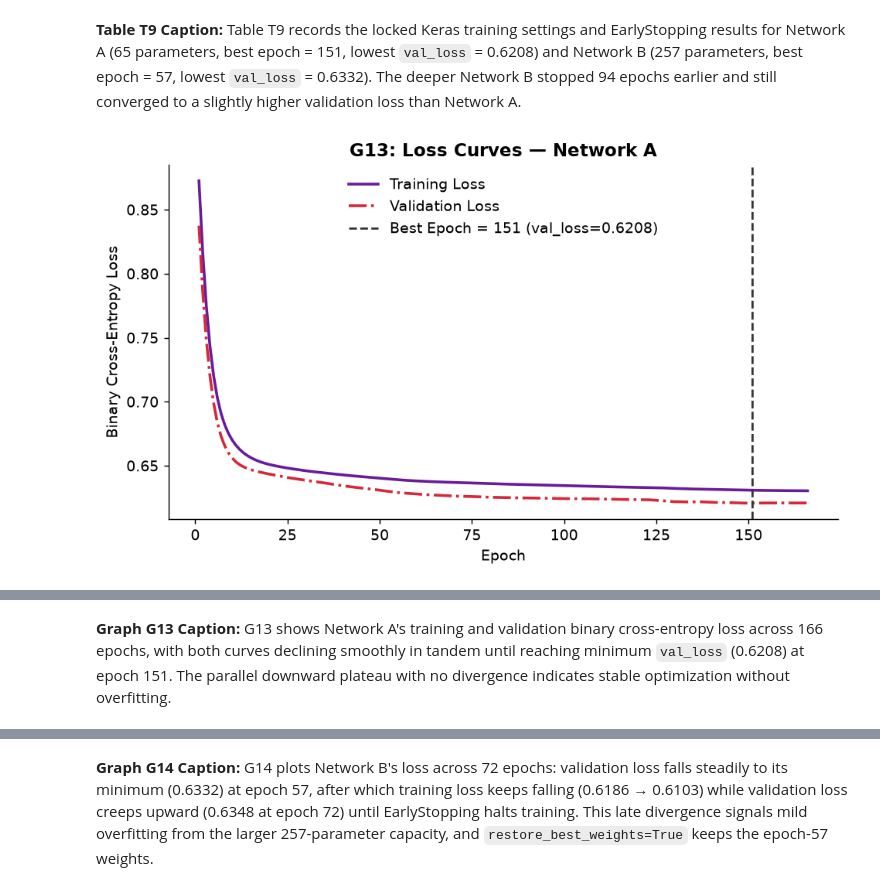
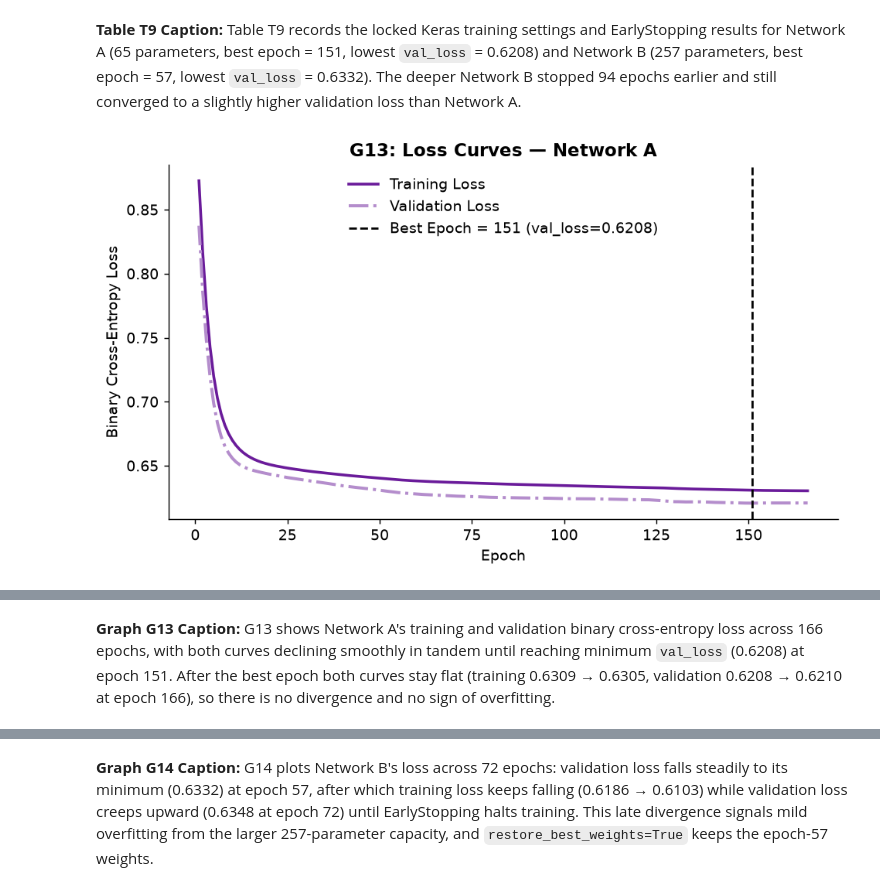
Before and after one commit to Jaweria-Abdul-Hameed/AI-03, a Jupyter notebook: my_project/superhero_project.ipynb, the cells around one changed output, grey strips where cells are left out. Drawn from its saved outputs; the diff is of its cells as text; code cells hidden in the pictures.

```diff
--- a/my_project/superhero_project.ipynb
+++ b/my_project/superhero_project.ipynb
@@ -70,6 +76,15 @@ COLORS = {
     "Network B": "#00838F",
 }
 TAB10 = plt.get_cmap("tab10").colors
+# Neutral ink for lines that are not a class, a model or a cluster (keeps the fixed hex colours unambiguous)
+NEUTRAL_LINE = "#37474F"
+MARKER_LINE = "#000000"
+
+def tint(hex_color, amount=0.5):
+    """Lighter tint of a fixed colour (mixed with white) for a secondary line of the same model."""
+    from matplotlib.colors import to_rgb, to_hex
+    r, g, b = to_rgb(hex_color)
+    return to_hex((r + (1 - r) * amount, g + (1 - g) * amount, b + (1 - b) * amount))
 
 FIG_DIR = Path("figures")
 FIG_DIR.mkdir(parents=True, exist_ok=True)
@@ -1041,19 +1065,22 @@ WARNING:tensorflow:TensorFlow GPU support is not available on native Windows for
 # %%
 def plot_loss_curve(hist, best_ep, color, title, filename):
     epochs = np.arange(1, len(hist["loss"]) + 1)
     fig, ax = plt.subplots(figsize=(7.6, 4.5))
     ax.plot(epochs, hist["loss"], label="Training Loss", color=color, linewidth=2.0)
-    ax.plot(epochs, hist["val_loss"], label="Validation Loss", color="#D62839", linestyle="-.", linewidth=2.0)
-    ax.axvline(best_ep, color="#333333", linestyle="--", linewidth=1.5,
+    ax.plot(epochs, hist["val_loss"], label="Validation Loss", color=tint(color, 0.5), linestyle="-.", linewidth=2.2)
+    ax.axvline(best_ep, color=MARKER_LINE, linestyle="--", linewidth=1.5,
                label=f"Best Epoch = {best_ep} (val_loss={hist['val_loss'][best_ep-1]:.4f})")
     ax.set_title(title)
     ax.set_xlabel("Epoch")
     ax.set_ylabel("Binary Cross-Entropy Loss")
     ax.legend(frameon=False)
     plt.tight_layout()
     plt.savefig(FIG_DIR / filename, bbox_inches="tight")
     plt.show()
+    last = len(hist["loss"])
+    print(f"{title.split(':')[0]} — best epoch {best_ep}: train loss {hist['loss'][best_ep-1]:.4f}, val loss {hist['val_loss'][best_ep-1]:.4f} | "
+          f"last epoch {last}: train loss {hist['loss'][-1]:.4f}, val loss {hist['val_loss'][-1]:.4f}")
 
 plot_loss_curve(hist_A, best_ep_A, COLORS["Network A"], "G13: Loss Curves — Network A", "G13.png")
 # %% [output]
-[figure, old version]
+[figure, new version]
@@ -1060,5 +1088,5 @@ plot_loss_curve(hist_A, best_ep_A, COLORS["Network A"], "G13: Loss Curves — Ne
 # %% [markdown]
-**Graph G13 Caption:** G13 shows Network A's training and validation binary cross-entropy loss across 166 epochs, with both curves declining smoothly in tandem until reaching minimum `val_loss` (0.6208) at epoch 151. The parallel downward plateau with no divergence indicates stable optimization without overfitting.
+**Graph G13 Caption:** G13 shows Network A's training and validation binary cross-entropy loss across 166 epochs, with both curves declining smoothly in tandem until reaching minimum `val_loss` (0.6208) at epoch 151. After the best epoch both curves stay flat (training 0.6309 → 0.6305, validation 0.6208 → 0.6210 at epoch 166), so there is no divergence and no sign of overfitting.
 # %%
 plot_loss_curve(hist_B, best_ep_B, COLORS["Network B"], "G14: Loss Curves — Network B", "G14.png")
 # %% [output]
```
Also changed, not shown: parts of 13 cells of this notebook, 17 other files.
